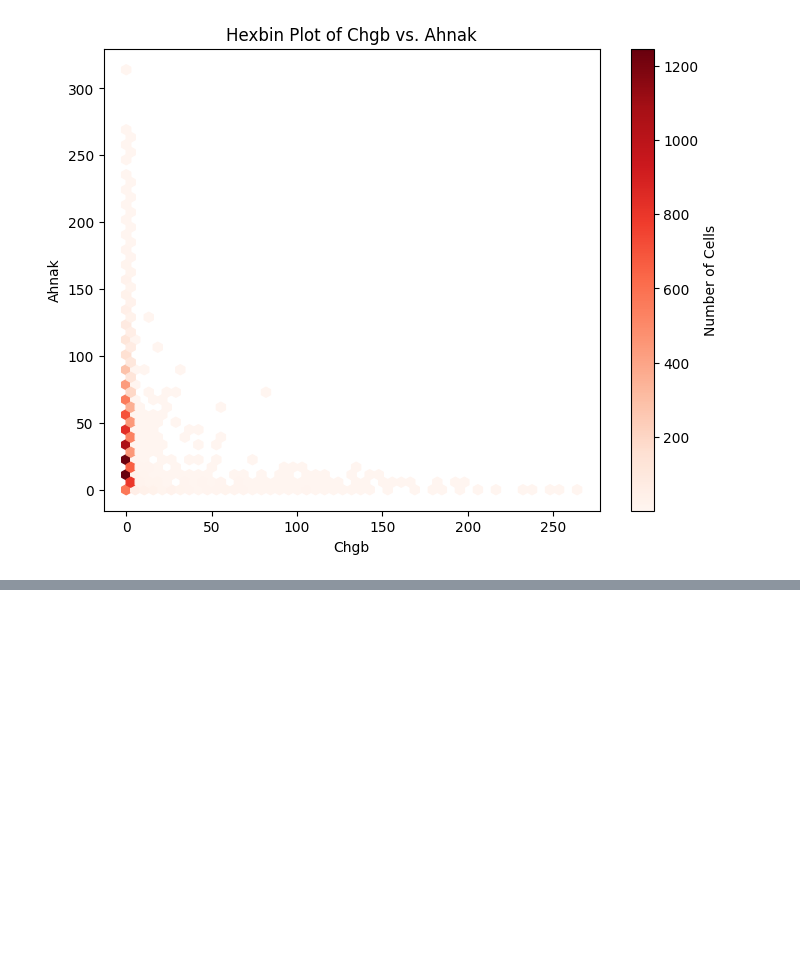
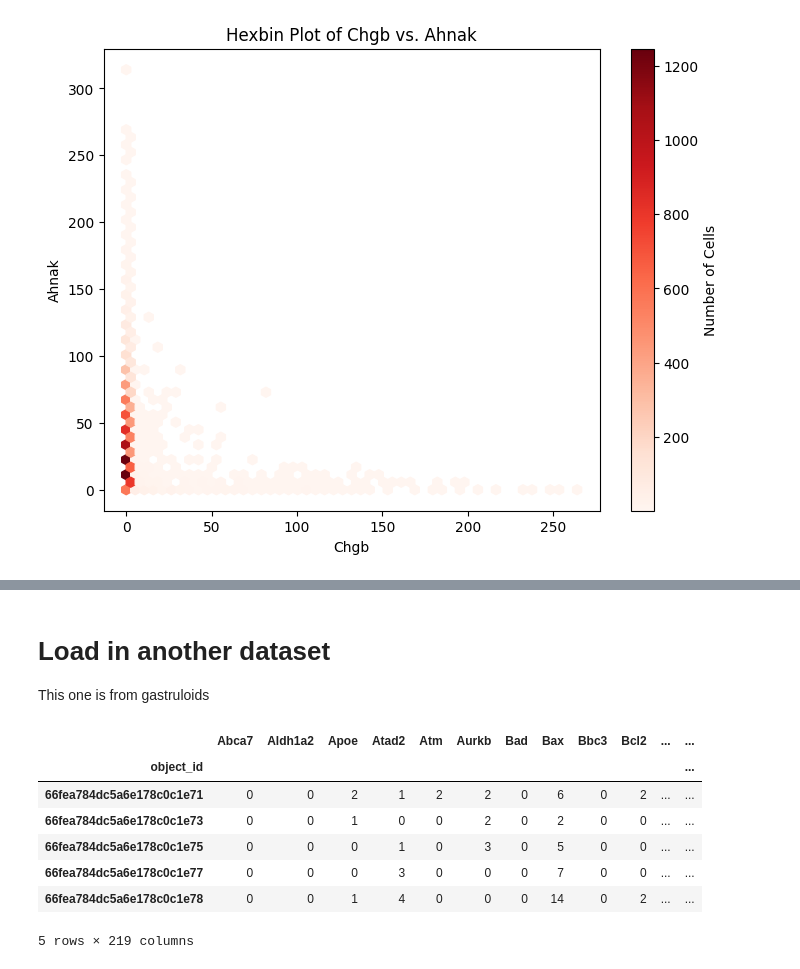
Before and after one commit to arjunrajlaboratory/l-metric, a Jupyter notebook: l_metric_demo.ipynb, the cells around one changed output, grey strips where cells are left out. Cells and saved outputs as stored; diff of their text form; code cells hidden in the pictures; blank space fills up the shorter version.

Commit message:
Added in Cat's dataset

```diff
--- a/l_metric_demo.ipynb
+++ b/l_metric_demo.ipynb
@@ -95,0 +143,25 @@ calculator.plot_hexbin('Chgb', 'Ahnak')
+# %% [markdown]
+# Load in another dataset
+This one is from gastruloids
+# %%
+# Load the gene expression data
+df2 = pd.read_csv('sgrun4_roi8_cbg.csv')
+
+# Set the index to be object_id
+df2 = df2.set_index('object_id')
+
+
+# Initialize the LMetricCalculator with the DataFrame
+calculator2 = LMetricCalculator(df2)
+
+
+df2.head()
+# %% [output]
+|  | Abca7 | Aldh1a2 | Apoe | Atad2 | Atm | Aurkb | Bad | Bax | Bbc3 | Bcl2 | ... | ... |
+| object_id |  |  |  |  |  |  |  |  |  |  |  | ... |
+| 66fea784dc5a6e178c0c1e71 | 0 | 0 | 2 | 1 | 2 | 2 | 0 | 6 | 0 | 2 | ... | ... |
+| 66fea784dc5a6e178c0c1e73 | 0 | 0 | 1 | 0 | 0 | 2 | 0 | 2 | 0 | 0 | ... | ... |
+| 66fea784dc5a6e178c0c1e75 | 0 | 0 | 0 | 1 | 0 | 3 | 0 | 5 | 0 | 0 | ... | ... |
+| 66fea784dc5a6e178c0c1e77 | 0 | 0 | 0 | 3 | 0 | 0 | 0 | 7 | 0 | 0 | ... | ... |
+| 66fea784dc5a6e178c0c1e78 | 0 | 0 | 1 | 4 | 0 | 0 | 0 | 14 | 0 | 2 | ... | ... |
+5 rows × 219 columns
```
Also changed, not shown: parts of 5 cells of this notebook, 1 other file.
